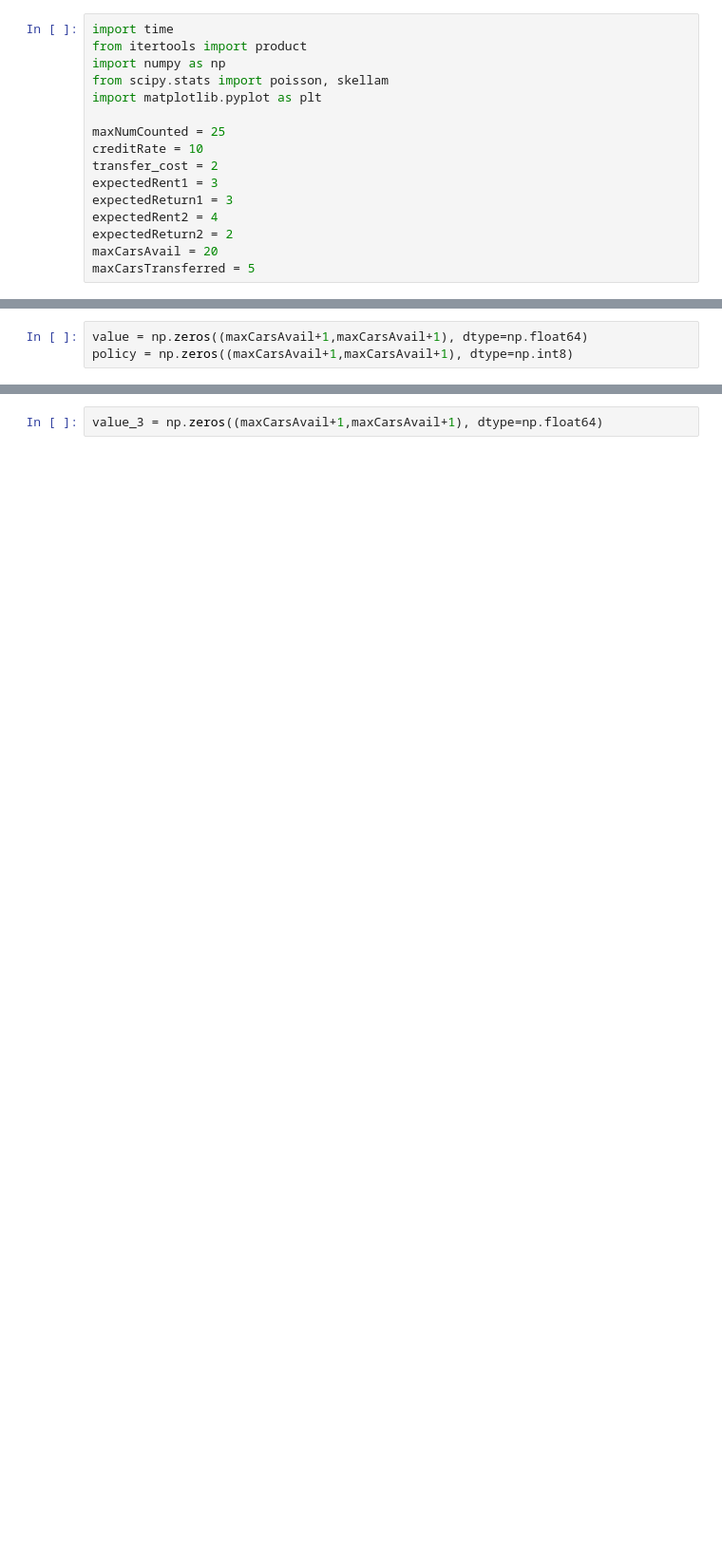
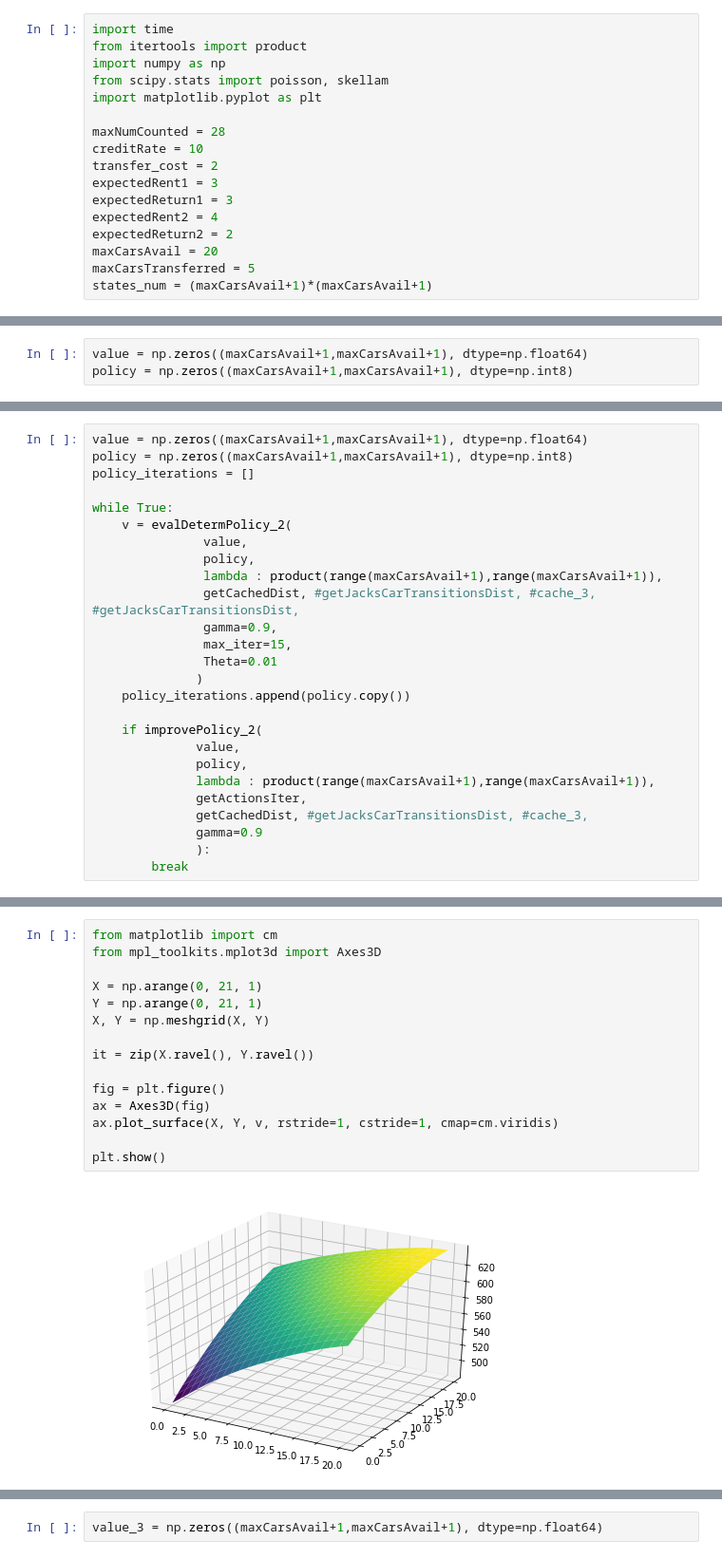
Before and after one commit to muarvyn/SuttonBartoRLBook.exercise, a Jupyter notebook: DP/JacksCar.ipynb, the cells around one changed output, grey strips where cells are left out. Shown: that part at 95% size. Drawn from its saved outputs; the diff is of its cells as text; blank space fills up the shorter version.

Commit message:
Revised solution for Jack's Car Rental problem.

```diff
--- a/DP/JacksCar.ipynb
+++ b/DP/JacksCar.ipynb
@@ -5,7 +5,7 @@ import numpy as np
 from scipy.stats import poisson, skellam
 import matplotlib.pyplot as plt
 
-maxNumCounted = 25
+maxNumCounted = 28
 creditRate = 10
 transfer_cost = 2
 expectedRent1 = 3
@@ -14,6 +14,7 @@ expectedRent2 = 4
 expectedReturn2 = 2
 maxCarsAvail = 20
 maxCarsTransferred = 5
+states_num = (maxCarsAvail+1)*(maxCarsAvail+1)
 # %%
 def iterateInplace(value, getStatesIter, getActionsIter, getStateTransitionsIter,
                  gamma=1.0, max_iter=None, Theta=np.finfo(np.float32).resolution):
@@ -135,0 +212,26 @@ iterateInplace(value,
+# %%
+value = np.zeros((maxCarsAvail+1,maxCarsAvail+1), dtype=np.float64)
+policy = np.zeros((maxCarsAvail+1,maxCarsAvail+1), dtype=np.int8)
+policy_iterations = []
+
+while True:
+    v = evalDetermPolicy_2(
+               value,
+               policy,
+               lambda : product(range(maxCarsAvail+1),range(maxCarsAvail+1)),
+               getCachedDist, #getJacksCarTransitionsDist, #cache_3, #getJacksCarTransitionsDist,
+               gamma=0.9,
+               max_iter=15,
+               Theta=0.01
+              )
+    policy_iterations.append(policy.copy())
+
+    if improvePolicy_2(
+              value,
+              policy,
+              lambda : product(range(maxCarsAvail+1),range(maxCarsAvail+1)),
+              getActionsIter,
+              getCachedDist, #getJacksCarTransitionsDist, #cache_3,
+              gamma=0.9
+              ):
+        break
@@ -135,0 +240,17 @@ iterateInplace(value,
+# %%
+from matplotlib import cm
+from mpl_toolkits.mplot3d import Axes3D
+
+X = np.arange(0, 21, 1)
+Y = np.arange(0, 21, 1)
+X, Y = np.meshgrid(X, Y)
+
+it = zip(X.ravel(), Y.ravel())
+
+fig = plt.figure()
+ax = Axes3D(fig)
+ax.plot_surface(X, Y, v, rstride=1, cstride=1, cmap=cm.viridis)
+
+plt.show()
+# %% [output]
+[figure, added]
```
Also changed, not shown: parts of 30 cells of this notebook.
